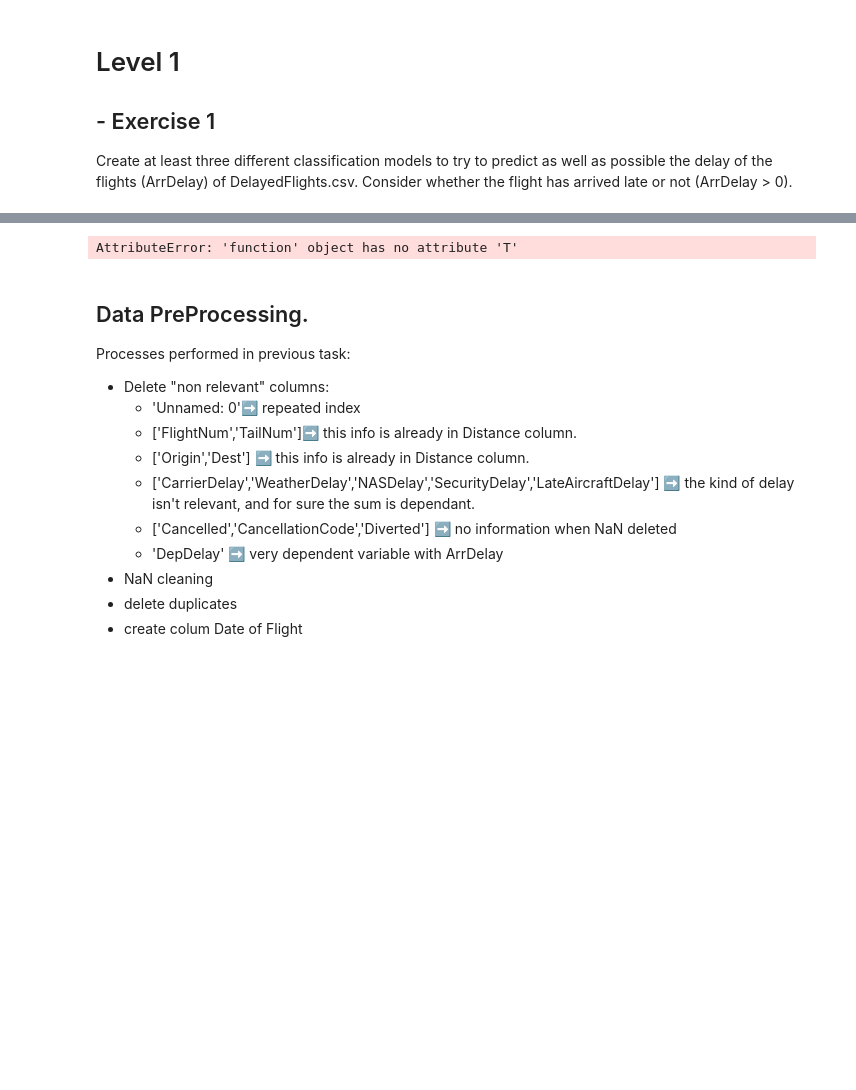
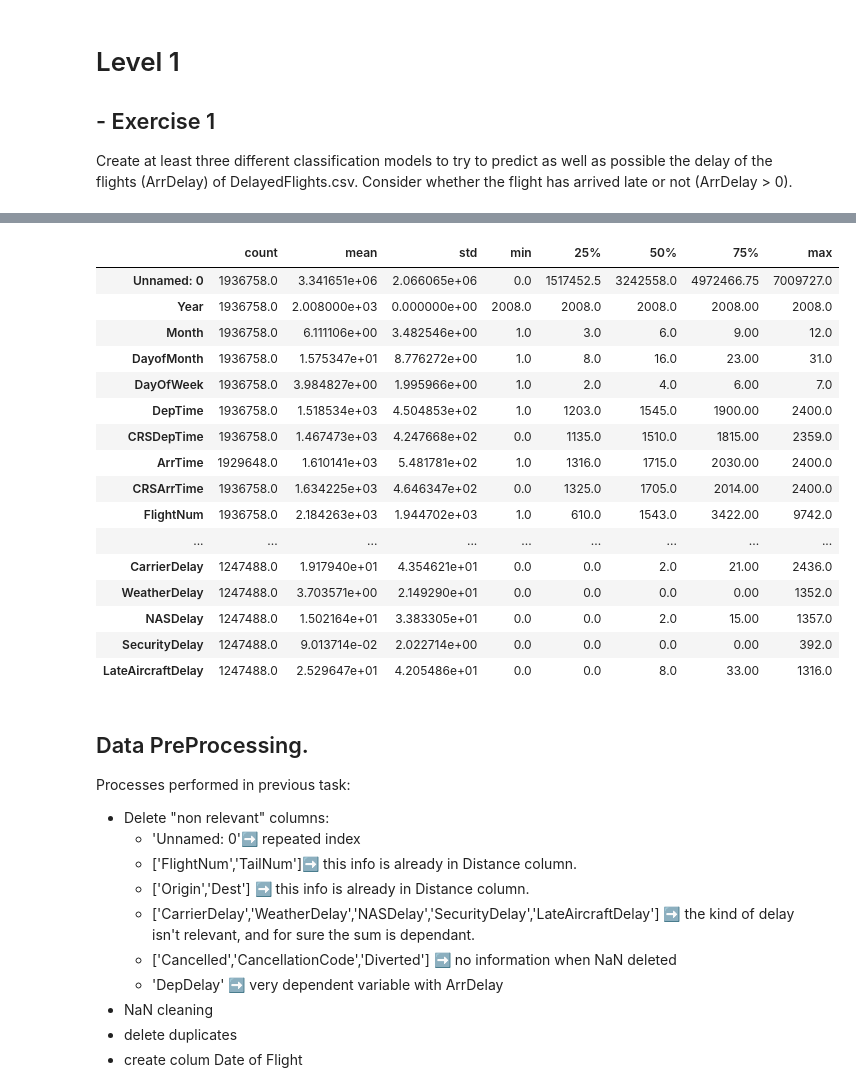
Before and after one commit to Javier-Alfonso-DS/S10T01_Supervised_Learning_Classification, a Jupyter notebook: S10_T01_Supervised_Learning_Classification.ipynb, the cells around one changed output, grey strips where cells are left out. Saved outputs shown, nothing was run; the diff lists cells and outputs as text; code cells hidden in the pictures; blank space fills up the shorter version.

```diff
--- a/S10_T01_Supervised_Learning_Classification.ipynb
+++ b/S10_T01_Supervised_Learning_Classification.ipynb
@@ -62,9 +62,25 @@ df = pd.read_csv('..\Data\DelayedFlights.csv')
 ![](2022-02-28-17-46-54.png)
 # %%
 # Description of raw dataframe
-df.describe.T
+df.describe().T
 # %% [output]
-AttributeError: 'function' object has no attribute 'T'
+|  | count | mean | std | min | 25% | 50% | 75% | max |
+| Unnamed: 0 | 1936758.0 | 3.341651e+06 | 2.066065e+06 | 0.0 | 1517452.5 | 3242558.0 | 4972466.75 | 7009727.0 |
+| Year | 1936758.0 | 2.008000e+03 | 0.000000e+00 | 2008.0 | 2008.0 | 2008.0 | 2008.00 | 2008.0 |
+| Month | 1936758.0 | 6.111106e+00 | 3.482546e+00 | 1.0 | 3.0 | 6.0 | 9.00 | 12.0 |
+| DayofMonth | 1936758.0 | 1.575347e+01 | 8.776272e+00 | 1.0 | 8.0 | 16.0 | 23.00 | 31.0 |
+| DayOfWeek | 1936758.0 | 3.984827e+00 | 1.995966e+00 | 1.0 | 2.0 | 4.0 | 6.00 | 7.0 |
+| DepTime | 1936758.0 | 1.518534e+03 | 4.504853e+02 | 1.0 | 1203.0 | 1545.0 | 1900.00 | 2400.0 |
+| CRSDepTime | 1936758.0 | 1.467473e+03 | 4.247668e+02 | 0.0 | 1135.0 | 1510.0 | 1815.00 | 2359.0 |
+| ArrTime | 1929648.0 | 1.610141e+03 | 5.481781e+02 | 1.0 | 1316.0 | 1715.0 | 2030.00 | 2400.0 |
+| CRSArrTime | 1936758.0 | 1.634225e+03 | 4.646347e+02 | 0.0 | 1325.0 | 1705.0 | 2014.00 | 2400.0 |
+| FlightNum | 1936758.0 | 2.184263e+03 | 1.944702e+03 | 1.0 | 610.0 | 1543.0 | 3422.00 | 9742.0 |
+| ... | ... | ... | ... | ... | ... | ... | ... | ... |
+| CarrierDelay | 1247488.0 | 1.917940e+01 | 4.354621e+01 | 0.0 | 0.0 | 2.0 | 21.00 | 2436.0 |
+| WeatherDelay | 1247488.0 | 3.703571e+00 | 2.149290e+01 | 0.0 | 0.0 | 0.0 | 0.00 | 1352.0 |
+| NASDelay | 1247488.0 | 1.502164e+01 | 3.383305e+01 | 0.0 | 0.0 | 2.0 | 15.00 | 1357.0 |
+| SecurityDelay | 1247488.0 | 9.013714e-02 | 2.022714e+00 | 0.0 | 0.0 | 0.0 | 0.00 | 392.0 |
+| LateAircraftDelay | 1247488.0 | 2.529647e+01 | 4.205486e+01 | 0.0 | 0.0 | 8.0 | 33.00 | 1316.0 |
 # %% [markdown]
 ## Data PreProcessing.
 
```
Also changed, not shown: parts of 3 cells of this notebook, 1 other file.
